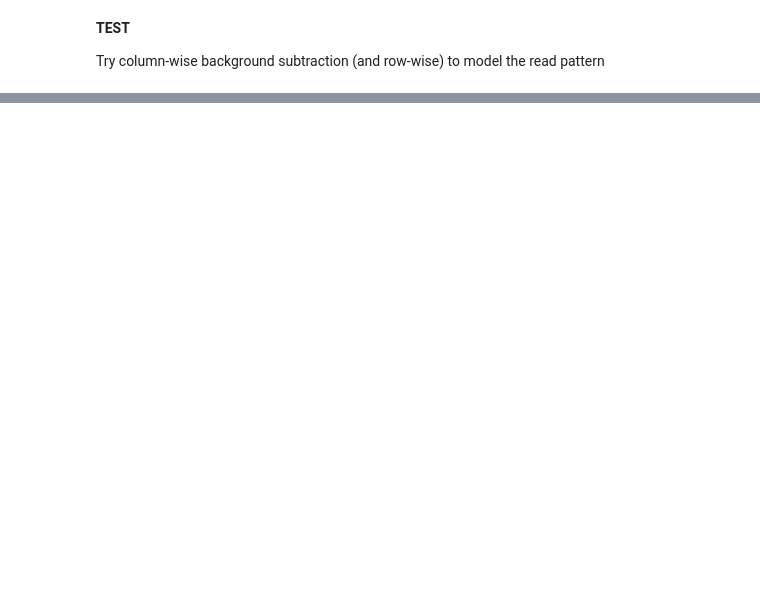
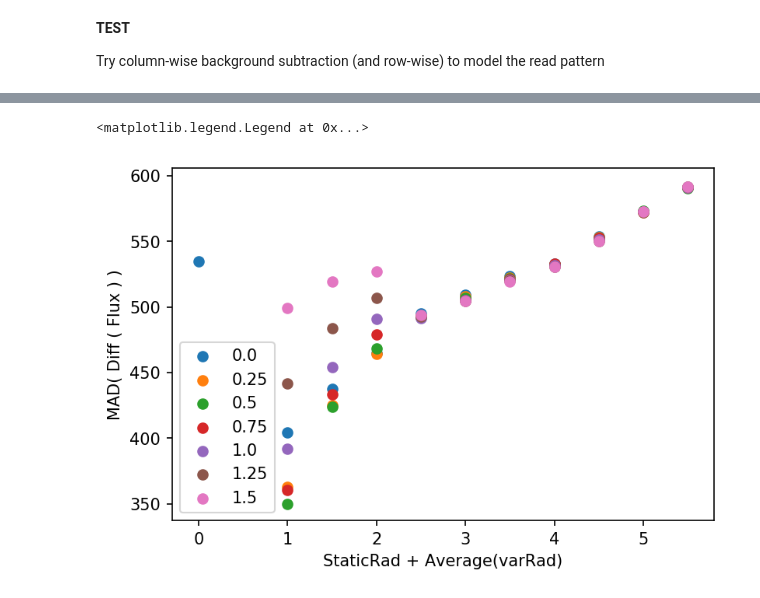
Before and after one commit to exowanderer/wanderer, a Jupyter notebook: Phase Curve Exoplanet TSO - Photometric Extraction Pipeline.ipynb, the cells around one changed output, grey strips where cells are left out. Saved outputs shown, nothing was run; the diff lists cells and outputs as text; code cells hidden in the pictures; blank space fills up the shorter version.

```diff
--- a/Phase Curve Exoplanet TSO - Photometric Extraction Pipeline.ipynb
+++ b/Phase Curve Exoplanet TSO - Photometric Extraction Pipeline.ipynb
@@ -385,27 +482,32 @@ example_wanderer_median.save_data_to_save_files(savefiledir=savefiledir, \
 # %%
 quad_width= example_wanderer_median.quadrature_widths.values
 vrad_dist = quad_width - np.median(quad_width)
 vrad_dist = clipOutlier2D(vrad_dist, nSig=5)
 vrad_dist_med = np.median(vrad_dist)
 
+color_cycle = rcParams['axes.prop_cycle'].by_key()['color']
+
 ax = figure().add_subplot(111)
 for key in example_wanderer_median.flux_TSO_df.keys():
     staticRad = float(key.split('_')[-2])
     varRad    = float(key.split('_')[-1])
     aperRad   = staticRad + varRad*vrad_dist_med
-    colorNow  = rcParams['axes.color_cycle'][int(varRad*4)]
+    colorNow  = color_cycle[int(varRad*4)]
     # if aperRad > 1.5 and aperRad < 3.5:
     ax.scatter(aperRad, scale.mad(np.diff(example_wanderer_median.flux_TSO_df[key])), \
                    color=colorNow, zorder=int(varRad*4))
 
 for varRad in [0.,0.25, 0.5, 0.75, 1.0, 1.25, 1.5]:
-    colorNow  = rcParams['axes.color_cycle'][int(varRad*4)]
+    colorNow  = color_cycle[int(varRad*4)]
     ax.scatter([],[], color=colorNow, label=varRad)
 
 ax.set_xlabel('StaticRad + Average(varRad)')
 ax.set_ylabel('MAD( Diff ( Flux ) )')
 ax.legend(loc=0)
 # ax.set_ylim(292.5,294)
 # ax.set_xlim(2.9, 3.1)
+# %% [output]
+<matplotlib.legend.Legend at 0x...>
+[figure, added]
 # %%
 print('Entire Pipeline took {} seconds'.format(time() - startFull))
```
Also changed, not shown: parts of 40 cells of this notebook, 2 other files.
